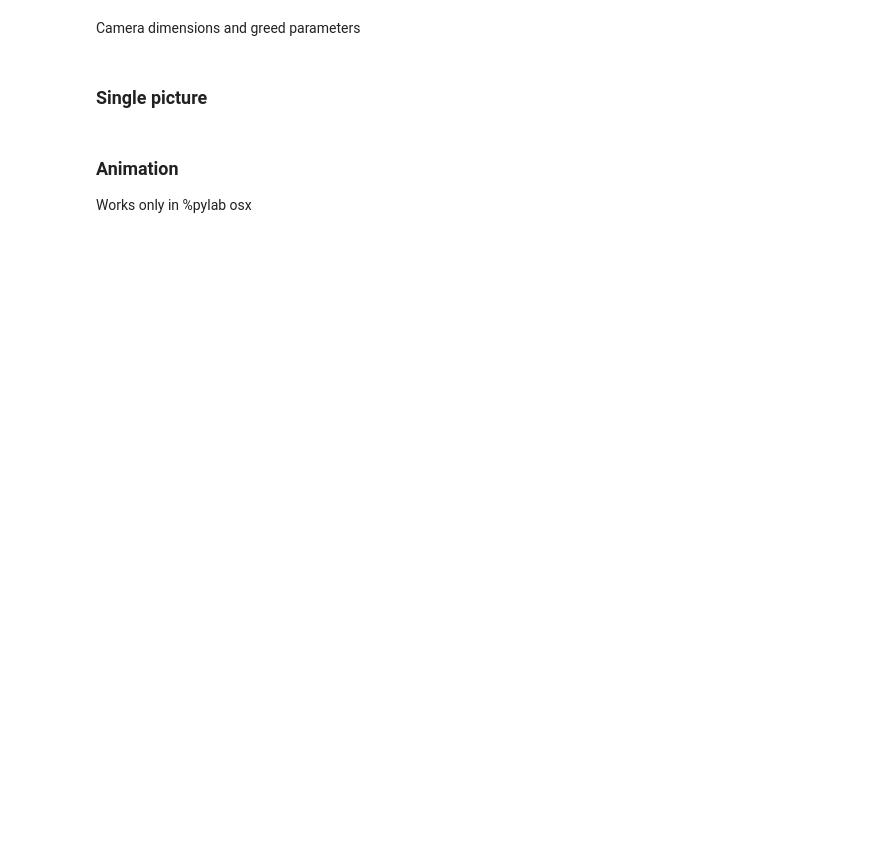
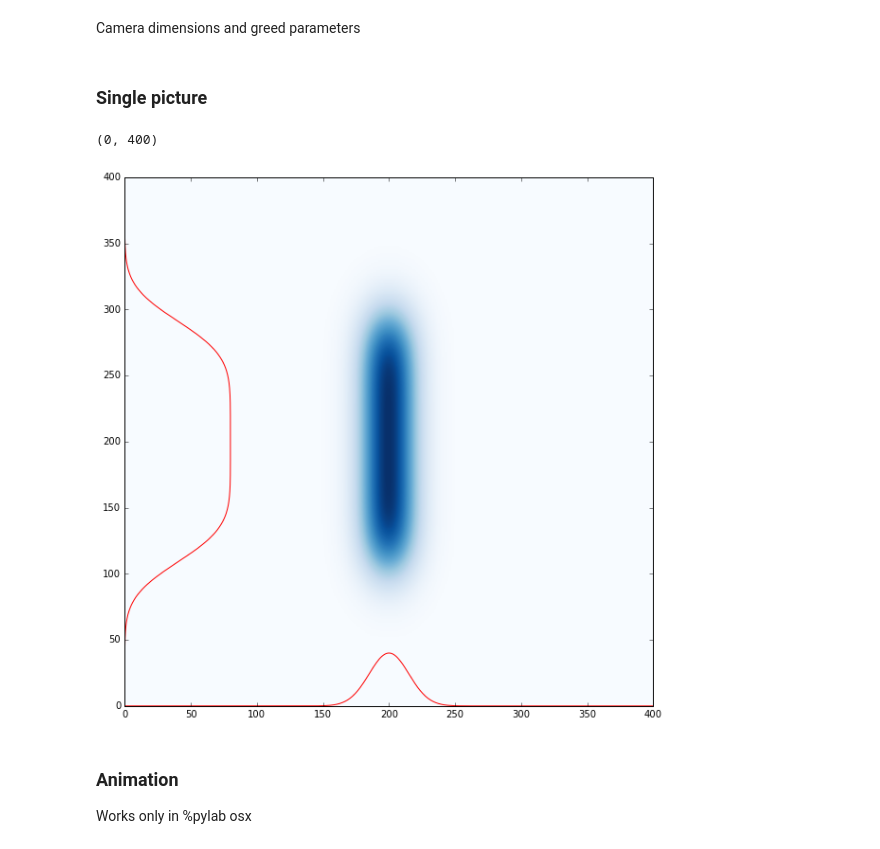
Before and after one commit to thulium-lab/GIT, a Jupyter notebook: Stern-Gerlah.ipynb, the cells around one changed output. Cells and saved outputs as stored; diff of their text form; code cells hidden in the pictures; blank space fills up the shorter version.

```diff
--- a/Stern-Gerlah.ipynb
+++ b/Stern-Gerlah.ipynb
@@ -55,36 +57,39 @@ ms = arange(-4,5)
 #     dB - gradient in G/cm, T - temperature in uK, t_f - time in ms
 # figsize(20,10)
 # fig, ax = subplots()
 #     t = linspace(0,t_f,t_f)
 #     displacement = st_g_exp(t*1e-3, 1, dB*1e-2)*1e6
 fig, ax = plt.subplots(figsize=(10,10))
 r0_x = 300*1e-6
 r0_z = 200*1e-6
 T_x = 10
 T_z = 20
-t = 12
+t = 9
 dB = 40
 cloud_radius_x = cloud_expansion(t*1e-3, T_x*1e-6,r0_x,0)*1e6
 cloud_radius_z = cloud_expansion(t*1e-3, T_z*1e-6,r0_z,0)*1e6
 #     free_fall = ct.g * t**2/2
 #     plot(t,cloud_radius,'r',label='radius')
 #     plot(t,displacement,'b',label='distance')
 #     plot(t,free_fall,'k--')
 yy = zeros_like(xv)
 # for noisy image
-# yy += np.random.rand(*yy.shape)*5*1e-3
+# yy += np.random.rand(*yy.shape)*1*1e-3
 # axvline(-2500,c='k')
 # axvline(2500,c='k')
 
 for m in ms:
     pos = st_g_exp_growing_dB(t*1e-3, m, dB*1e-2)*1e6# +ct.g * t**2/2
-    yy += gaussian2D(1000/(2 + m%2),x_max/2,z_max/2+pos,cloud_radius_x,cloud_radius_z,0)(xv,zv)
+    yy += gaussian2D(1000./(2),x_max/2,z_max/2+pos,cloud_radius_x,cloud_radius_z,0)(xv,zv)
 #     ax.plot(xs,y)
 ax.imshow(yy,cmap="Blues")
 ax.plot(sum(yy,1)*len(yy)/max(sum(yy,1))/5,zz*len(yy)/max(zz),'r')
 ax.plot(xx*len(yy)/max(xx),sum(yy,0)*len(yy)/max(sum(yy,0))/10,'r')
 ax.set_ylim((0,len(yy)))
 ax.set_xlim((0,len(yy)))
+# %% [output]
+(0, 400)
+[figure, added]
 # %% [markdown]
 ### Animation
 
```
Also changed, not shown: parts of 7 cells of this notebook, 16 other files.
